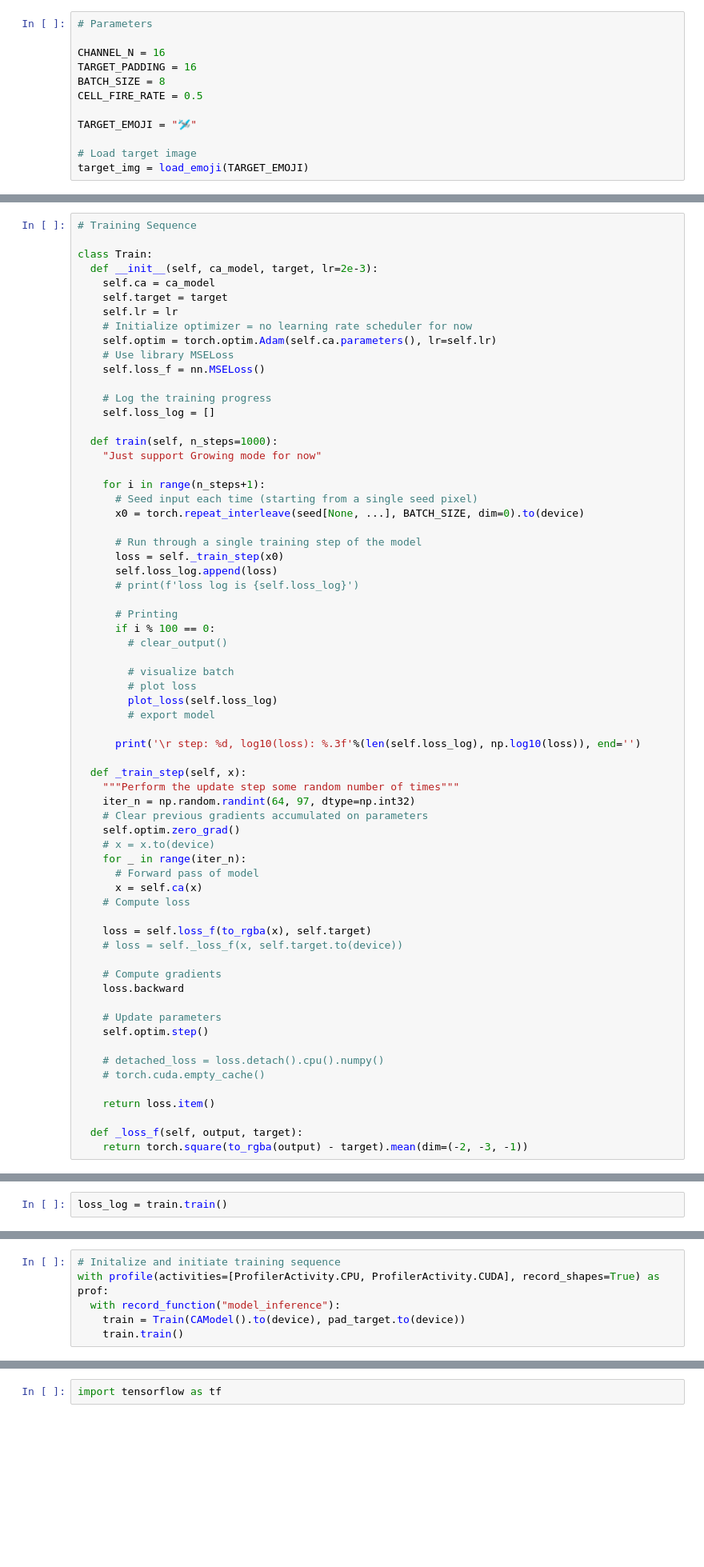
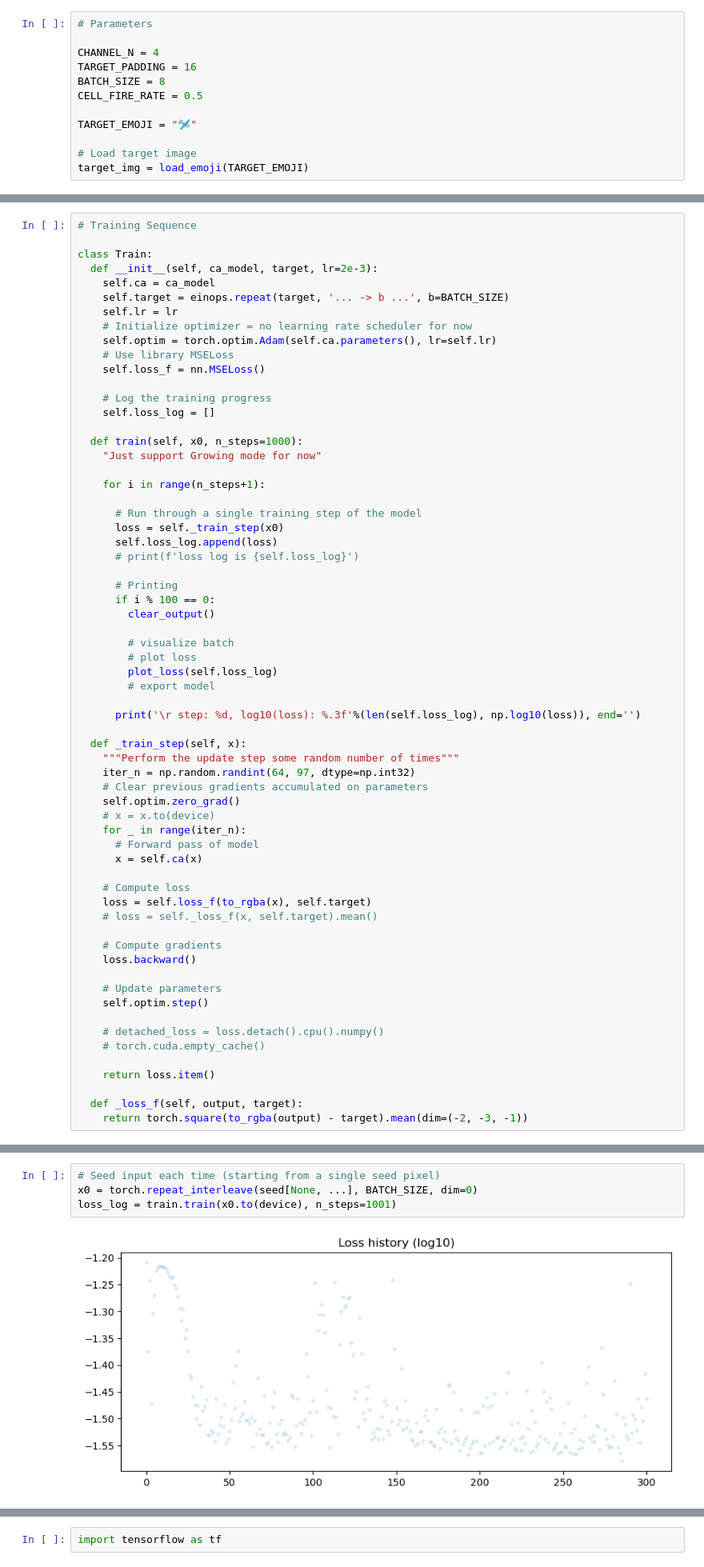
Before and after one commit to Radevsi/cellular-automata, a Jupyter notebook: Original_CA_PyTorch.ipynb, the cells around one changed output, grey strips where cells are left out. Shown at 80% size. Drawn from its saved outputs; the diff is of its cells as text; blank space fills up the shorter version.

```diff
--- a/Original_CA_PyTorch.ipynb
+++ b/Original_CA_PyTorch.ipynb
@@ -61,7 +69,7 @@ def plot_loss(loss_log):
 # %%
 # Parameters
 
-CHANNEL_N = 16
+CHANNEL_N = 4
 TARGET_PADDING = 16
 BATCH_SIZE = 8
 CELL_FIRE_RATE = 0.5
@@ -150,7 +171,7 @@ seed shape is torch.Size([72, 72, 16])
 class Train:
   def __init__(self, ca_model, target, lr=2e-3):
     self.ca = ca_model
-    self.target = target
+    self.target = einops.repeat(target, '... -> b ...', b=BATCH_SIZE)
     self.lr = lr
     # Initialize optimizer = no learning rate scheduler for now
     self.optim = torch.optim.Adam(self.ca.parameters(), lr=self.lr)
@@ -160,12 +181,10 @@ class Train:
     # Log the training progress
     self.loss_log = []
 
-  def train(self, n_steps=1000):
+  def train(self, x0, n_steps=1000):
     "Just support Growing mode for now"
 
     for i in range(n_steps+1):
-      # Seed input each time (starting from a single seed pixel)
-      x0 = torch.repeat_interleave(seed[None, ...], BATCH_SIZE, dim=0).to(device)
 
       # Run through a single training step of the model
       loss = self._train_step(x0)
@@ -174,7 +193,7 @@ class Train:
 
       # Printing
       if i % 100 == 0:
-        # clear_output()
+        clear_output()
 
         # visualize batch
         # plot loss
@@ -192,13 +211,13 @@ class Train:
     for _ in range(iter_n):
       # Forward pass of model
       x = self.ca(x)
+
     # Compute loss
-
     loss = self.loss_f(to_rgba(x), self.target)
-    # loss = self._loss_f(x, self.target.to(device))
+    # loss = self._loss_f(x, self.target).mean()
 
     # Compute gradients
-    loss.backward
+    loss.backward()
 
     # Update parameters
     self.optim.step()
@@ -213,5 +247,3 @@ class Train:
 # %%
 ca = CAModel().to(device)
 train = Train(ca, pad_target.to(device))
-# %%
-loss_log = train.train()
@@ -224,6 +249,0 @@ torch.cuda.empty_cache()
-# %%
-# Initalize and initiate training sequence
-with profile(activities=[ProfilerActivity.CPU, ProfilerActivity.CUDA], record_shapes=True) as prof:
-  with record_function("model_inference"):
-    train = Train(CAModel().to(device), pad_target.to(device))
-    train.train()
@@ -259,0 +250,6 @@ torch.cuda.memory_summary(device)
+# %%
+# Seed input each time (starting from a single seed pixel)
+x0 = torch.repeat_interleave(seed[None, ...], BATCH_SIZE, dim=0)
+loss_log = train.train(x0.to(device), n_steps=1001)
+# %% [output]
+[figure, added]
```
Also changed, not shown: parts of 13 cells of this notebook.
